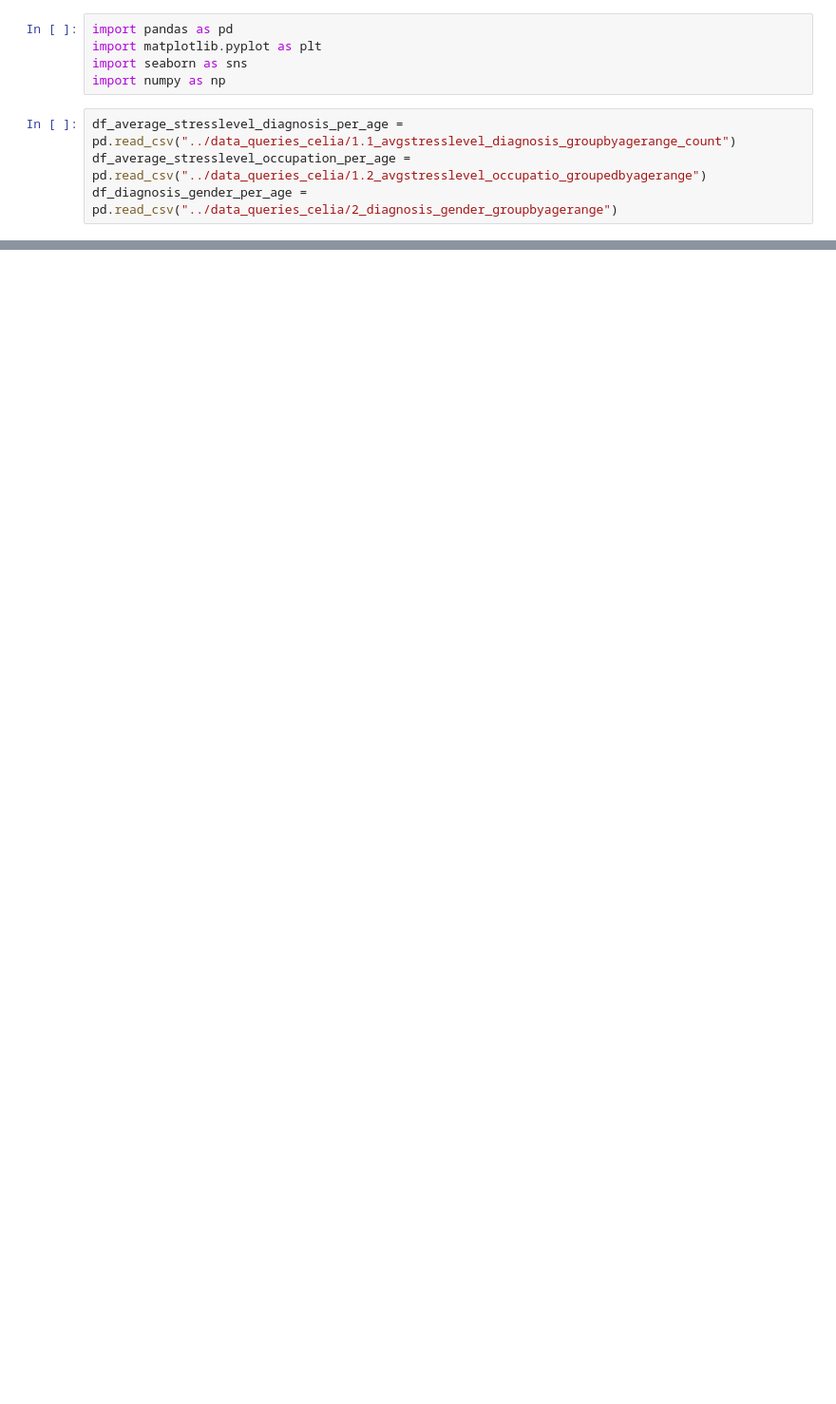
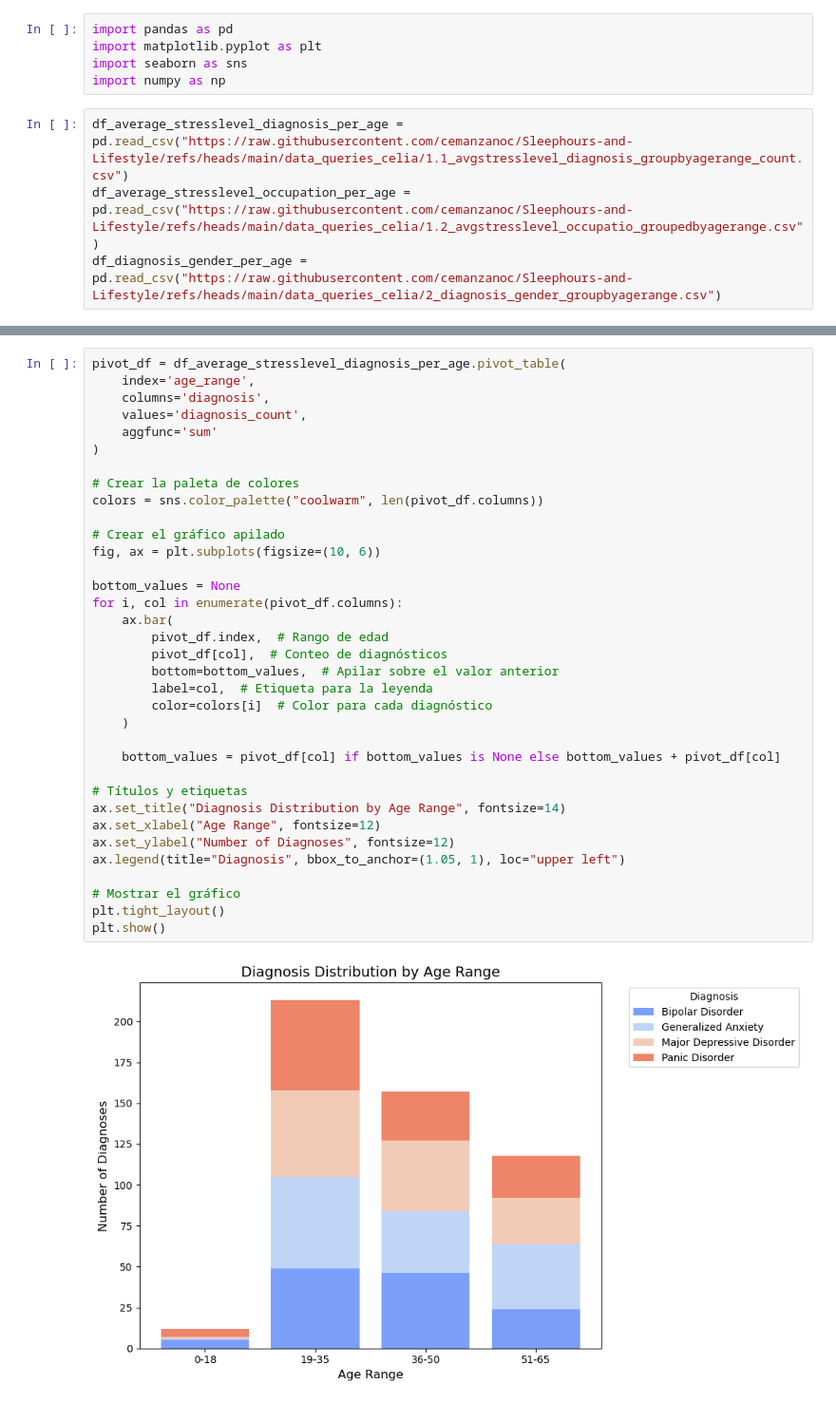
Before and after one commit to cemanzanoc/Sleephours-and-Lifestyle, a Jupyter notebook: visualization/visualization_celia.ipynb, the cells around one changed output, grey strips where cells are left out. Shown at 95% size. Cells and saved outputs as stored; diff of their text form; blank space fills up the shorter version.

Commit message:
Last visualization changes

```diff
--- a/visualization/visualization_celia.ipynb
+++ b/visualization/visualization_celia.ipynb
@@ -4,6 +4,6 @@ import matplotlib.pyplot as plt
 import seaborn as sns
 import numpy as np
 # %%
-df_average_stresslevel_diagnosis_per_age = pd.read_csv("../data_queries_celia/1.1_avgstresslevel_diagnosis_groupbyagerange_count")
-df_average_stresslevel_occupation_per_age = pd.read_csv("../data_queries_celia/1.2_avgstresslevel_occupatio_groupedbyagerange")
-df_diagnosis_gender_per_age = pd.read_csv("../data_queries_celia/2_diagnosis_gender_groupbyagerange")
+df_average_stresslevel_diagnosis_per_age = pd.read_csv("https://raw.githubusercontent.com/cemanzanoc/Sleephours-and-Lifestyle/refs/heads/main/data_queries_celia/1.1_avgstresslevel_diagnosis_groupbyagerange_count.csv")
+df_average_stresslevel_occupation_per_age = pd.read_csv("https://raw.githubusercontent.com/cemanzanoc/Sleephours-and-Lifestyle/refs/heads/main/data_queries_celia/1.2_avgstresslevel_occupatio_groupedbyagerange.csv")
+df_diagnosis_gender_per_age = pd.read_csv("https://raw.githubusercontent.com/cemanzanoc/Sleephours-and-Lifestyle/refs/heads/main/data_queries_celia/2_diagnosis_gender_groupbyagerange.csv")
@@ -13,0 +30,37 @@ df_average_stresslevel_diagnosis_per_age
+# %%
+pivot_df = df_average_stresslevel_diagnosis_per_age.pivot_table(
+    index='age_range',
+    columns='diagnosis',
+    values='diagnosis_count',
+    aggfunc='sum'
+)
+
+# Crear la paleta de colores
+colors = sns.color_palette("coolwarm", len(pivot_df.columns))
+
+# Crear el gráfico apilado
+fig, ax = plt.subplots(figsize=(10, 6))
+
+bottom_values = None
+for i, col in enumerate(pivot_df.columns):
+    ax.bar(
+        pivot_df.index,  # Rango de edad
+        pivot_df[col],  # Conteo de diagnósticos
+        bottom=bottom_values,  # Apilar sobre el valor anterior
+        label=col,  # Etiqueta para la leyenda
+        color=colors[i]  # Color para cada diagnóstico
+    )
+
+    bottom_values = pivot_df[col] if bottom_values is None else bottom_values + pivot_df[col]
+
+# Títulos y etiquetas
+ax.set_title("Diagnosis Distribution by Age Range", fontsize=14)
+ax.set_xlabel("Age Range", fontsize=12)
+ax.set_ylabel("Number of Diagnoses", fontsize=12)
+ax.legend(title="Diagnosis", bbox_to_anchor=(1.05, 1), loc="upper left")
+
+# Mostrar el gráfico
+plt.tight_layout()
+plt.show()
+# %% [output]
+[figure, added]
```
Also changed, not shown: parts of 12 cells of this notebook.
